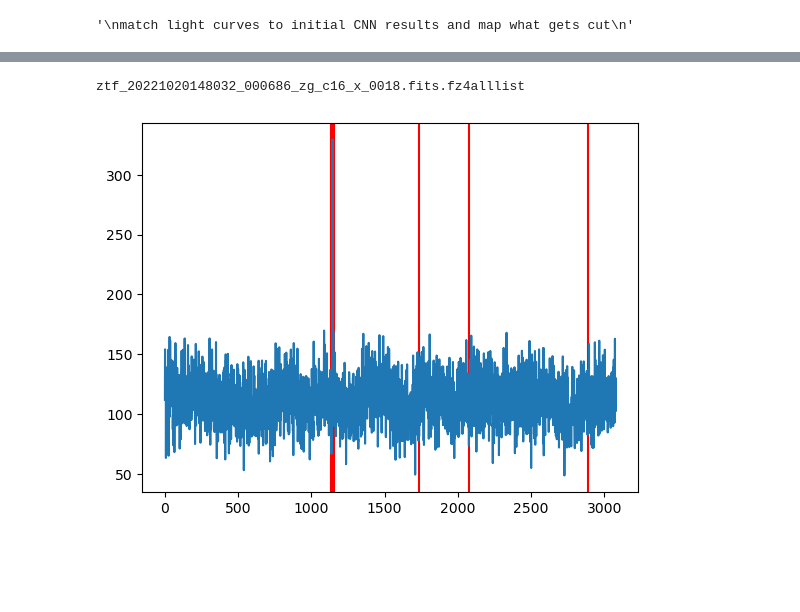
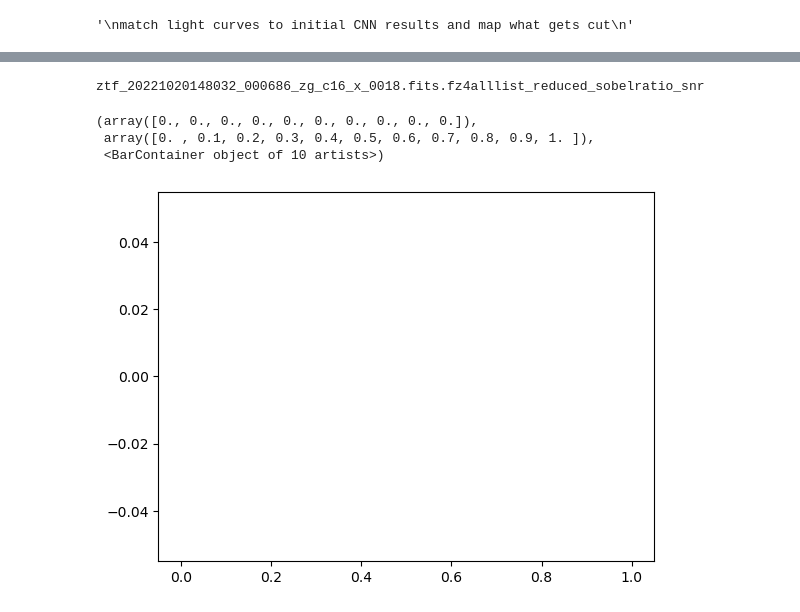
Before and after one commit to SHDaniels/Continuous-Readout-Image-Transient-Detection-with-CNNs, a Jupyter notebook: plotting_lcs_with_transient_pipeline.ipynb, the cells around one changed output, grey strips where cells are left out. Saved outputs shown, nothing was run; the diff lists cells and outputs as text; code cells hidden in the pictures; blank space fills up the shorter version.

```diff
--- a/plotting_lcs_with_transient_pipeline.ipynb
+++ b/plotting_lcs_with_transient_pipeline.ipynb
@@ -119,3 +15,0 @@ plt.hist(df['col_from_nn'])
-# %%
-lc_filename = 'lightcurve_ztf_20221020148032_000686_zg_c02_x_0017_3_2655_1908.csv'
-lc_filename[51]
@@ -225,15 +48,0 @@ lightcurve_path = '/lustre/lrspec/ZTF_data/lightcurves/1020/'
-# %%
-def plot_lc_from_csv_with_transient_df(lc_filename, hap=2):
-    lightcurve_path = '/lustre/lrspec/ZTF_data/lightcurves/1020/'
-    lc_df = pd.read_csv(lightcurve_path+lc_filename)
-    plt.plot(lc_df['flux_hap_'+str(hap)], zorder=10)
-    transients_df = get_initial_df_for_lc(lc_filename, tolerance=10)
-    for i, row in transients_df.iterrows():
-        # print(row['row_from_nn'])
-        plt.axvline(x=(int(row['row_from_nn'])+10),c='red')
-    # return lc_df
-# %%
-plot_lc_from_csv_with_transient_df('lightcurve_ztf_20221020148032_000686_zg_c16_x_0018_4_2644_2420.csv',3)
-# %% [output]
-ztf_20221020148032_000686_zg_c16_x_0018.fits.fz4alllist
-[figure, removed]
@@ -239,0 +75,37 @@ ztf_20221020148032_000686_zg_c16_x_0018.fits.fz4alllist
+# %%
+def get_third_df_for_lc(lc_filename, tolerance=10):
+    '''
+    used for plot_lc_from_csv_with_transient_df
+    lc_filename: filename of saved light curve
+    tolerance: how far from the streak the transient has to be
+    in order for it to count as on the streak
+    default: ten pixels
+    returns a dataframe
+    '''
+    df_path = (
+    '/lustre/lrspec/ZTF_data/science_extractions/1020/')
+    filename_start = lc_filename[11:50]
+    quad = lc_filename[51]
+    df_filename = filename_start+'.fits.fz'+quad+'alllist'+ "_reduced" +"_sobelratio"+"_snr"
+    print(df_filename)
+    df = pd.read_csv(df_path+df_filename)
+    # return df
+    #i think we're gonna ignore the "both" for now
+    df = df[df['type']!='both']
+    #so do we think that row is x and column is y? seems likely
+    lc_x_coord = int(lc_filename[53:57])
+    #we want col from cnn as our streak column
+    detection_col = df['col_from_nn']+10
+    df = df[np.abs(lc_x_coord-detection_col)<tolerance]
+    return df
+# %%
+transients_df = get_third_df_for_lc('lightcurve_ztf_20221020148032_000686_zg_c16_x_0018_4_2644_2420.csv', tolerance=10)
+# %% [output]
+ztf_20221020148032_000686_zg_c16_x_0018.fits.fz4alllist_reduced_sobelratio_snr
+# %%
+plt.hist(transients_df['sobel_ratio'])
+# %% [output]
+(array([0., 0., 0., 0., 0., 0., 0., 0., 0., 0.]),
+ array([0. , 0.1, 0.2, 0.3, 0.4, 0.5, 0.6, 0.7, 0.8, 0.9, 1. ]),
+ <BarContainer object of 10 artists>)
+[figure, added]
```
Also changed, not shown: parts of 24 cells of this notebook, 9 other files.
